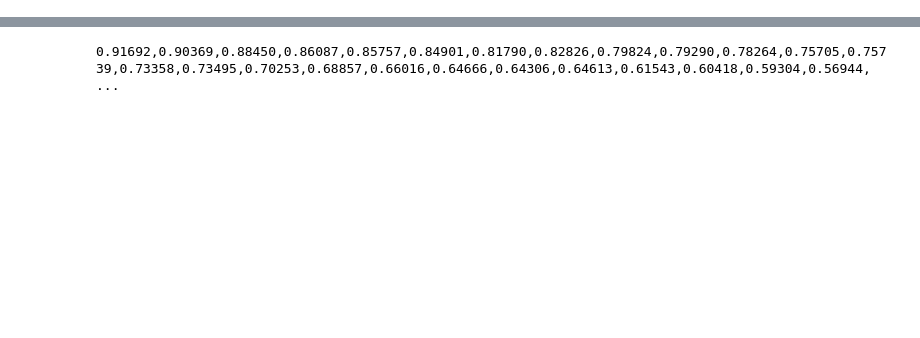
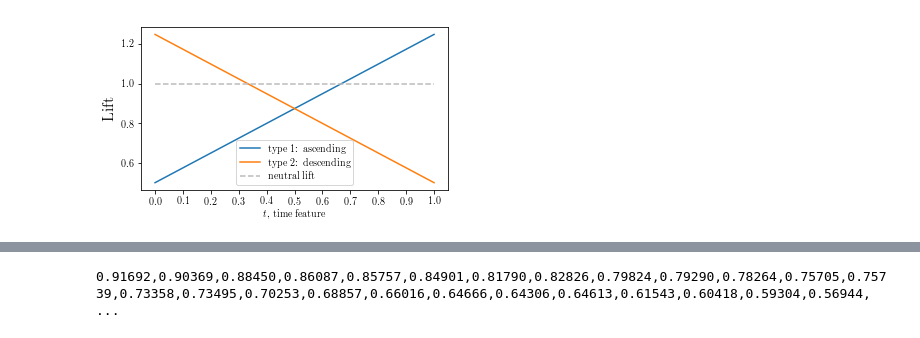
Before and after one commit to tarstars/extra_boost, a Jupyter notebook: experiments/graphics.ipynb, the cells around one changed output, grey strips where cells are left out. Saved outputs shown, nothing was run; the diff lists cells and outputs as text; code cells hidden in the pictures; blank space fills up the shorter version.

```diff
--- a/experiments/graphics.ipynb
+++ b/experiments/graphics.ipynb
@@ -57,14 +57,20 @@ arr2 = """(0.0, 0.05) score = 0.9052449072601721
 (0.9, 0.95) score = 0.3606301935437613
 (0.95, 1.0) score = 0.33868745216225027"""
 # %%
-if False:
-    f = plt.figure(figsize=(20,8))
-    plt.plot(x,y1, label="type 1")
-    plt.plot(x,y2, label="type 2")
-    plt.plot(x, x==x, '-', color="#ffaaaa")
+if 1:
+    f = plt.figure(figsize=(5.5,3))
+    plt.plot(x,y1, label="type 1: ascending")
+    plt.plot(x,y2, label="type 2: descending")
+    plt.plot(x, x==x, '--', color="#bbbbbb", label='neutral lift')
     plt.legend()
+    plt.xlabel(r'$t$, time feature')
+    plt.ylabel(r'Lift',fontsize=16)
+    plt.xticks(xt, ["${:.2}$".format(xx) for xx in xt])
+    plt.savefig('lifts.pdf')
     plt.show()
     plt.close(f)
+# %% [output]
+[figure, added]
 # %%
 q1 = np.array([float(x.split('= ')[-1]) for x in arr1.split("\n")])
 q2 = np.array([float(x.split('= ')[-1]) for x in arr2.split("\n")])
```
Also changed, not shown: parts of 5 cells of this notebook, 3 other files.
